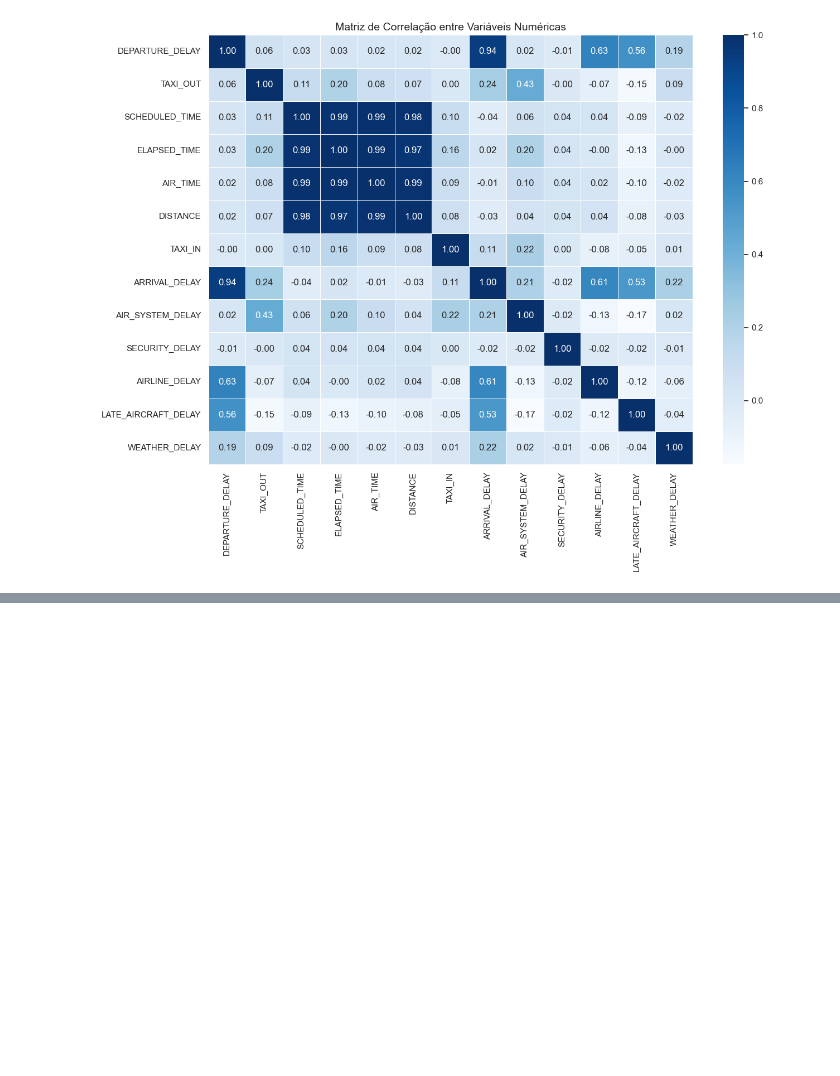
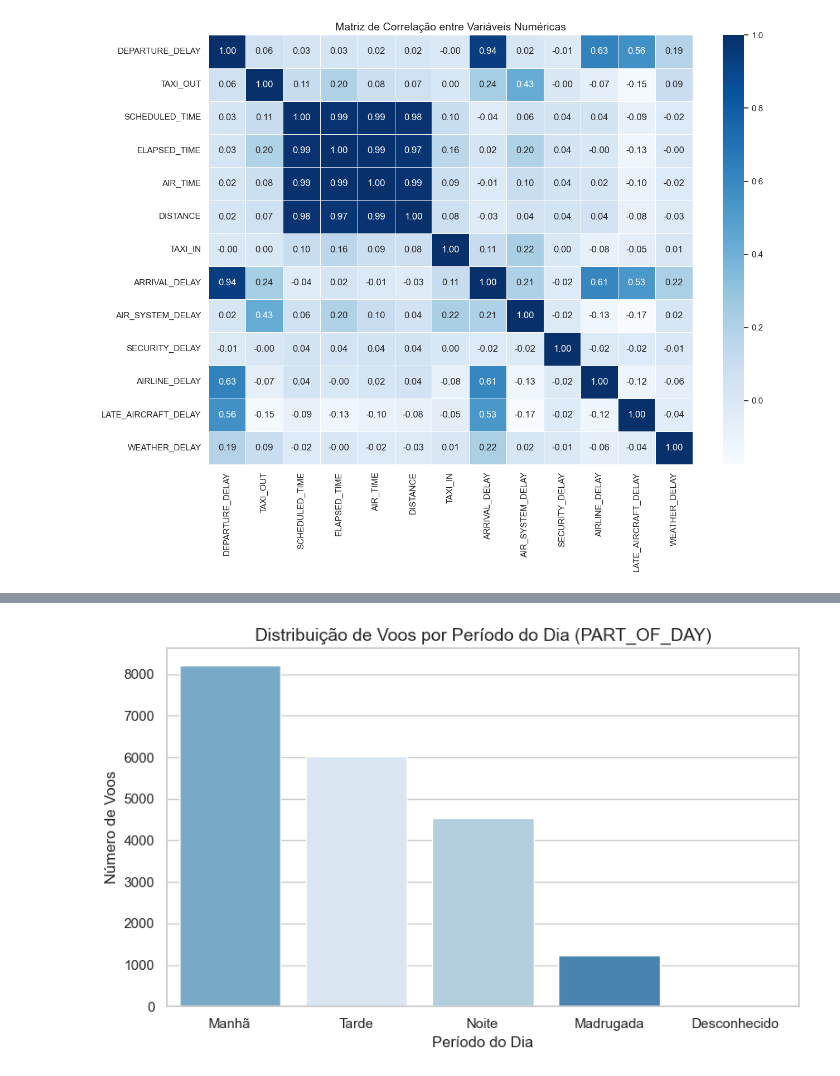
Before and after one commit to Szyfman/MVP_PUC_2, a Jupyter notebook: MVP_2_PUC_Daniel_Szyfman.ipynb, the cells around one changed output, grey strips where cells are left out. Drawn from its saved outputs; the diff is of its cells as text; code cells hidden in the pictures; blank space fills up the shorter version.

```diff
--- a/MVP_2_PUC_Daniel_Szyfman.ipynb
+++ b/MVP_2_PUC_Daniel_Szyfman.ipynb
@@ -329,0 +387,35 @@ plt.show()
+# %%
+# Criação de atributos derivados
+df['DEPARTURE_HOUR'] = df['SCHEDULED_DEPARTURE'].apply(lambda x: x.hour if pd.notnull(x) else -1)
+
+# Mapeando período do dia com base na hora
+def map_part_of_day(hour):
+    if hour == -1:
+        return 'Desconhecido'
+    elif 5 <= hour < 12:
+        return 'Manhã'
+    elif 12 <= hour < 17:
+        return 'Tarde'
+    elif 17 <= hour < 21:
+        return 'Noite'
+    else:
+        return 'Madrugada'
+
+df['PART_OF_DAY'] = df['DEPARTURE_HOUR'].apply(map_part_of_day)
+
+# Total de atraso somando todas as causas conhecidas
+df['TOTAL_DELAY'] = df[['AIR_SYSTEM_DELAY', 'SECURITY_DELAY', 'AIRLINE_DELAY', 'LATE_AIRCRAFT_DELAY', 'WEATHER_DELAY']].sum(axis=1)
+
+# Binarizando variável-alvo (atraso na partida maior que 15 minutos)
+df['IS_DELAYED'] = (df['DEPARTURE_DELAY'] > 15).astype(int)
+
+# Agrupando distância em faixas (bins)
+bins = [0, 500, 1000, 1500, 2000, 5000]
+labels = ['Muito Curta', 'Curta', 'Média', 'Longa', 'Muito Longa']
+df['DISTANCE_BIN'] = pd.cut(df['DISTANCE'], bins=bins, labels=labels, include_lowest=True)
+
+# Indicador de final de semana
+df['IS_WEEKEND'] = df['DAY_OF_WEEK'].apply(lambda x: x in [6, 7])
+
+# Visualização parcial
+df[['SCHEDULED_DEPARTURE', 'DEPARTURE_HOUR', 'PART_OF_DAY', 'DEPARTURE_DELAY', 'IS_DELAYED']].head()
@@ -329,0 +444,12 @@ plt.show()
+# %%
+# Distribuição de voos por período do dia (PART_OF_DAY) - versão sem warning
+plt.figure(figsize=(8, 5))
+sns.countplot(data=df, x='PART_OF_DAY', hue='PART_OF_DAY', legend=False, order=df['PART_OF_DAY'].value_counts().index, palette='Blues')
+
+plt.title('Distribuição de Voos por Período do Dia (PART_OF_DAY)', fontsize=14)
+plt.xlabel('Período do Dia')
+plt.ylabel('Número de Voos')
+plt.tight_layout()
+plt.show()
+# %% [output]
+[figure, added]
```
Also changed, not shown: parts of 22 cells of this notebook.
